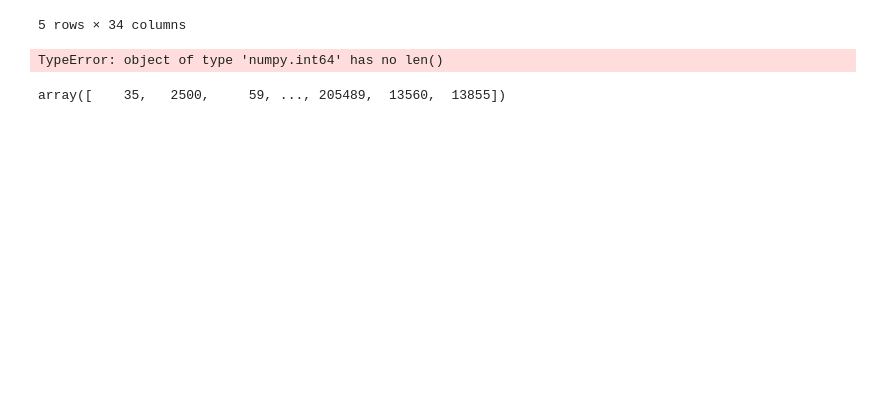
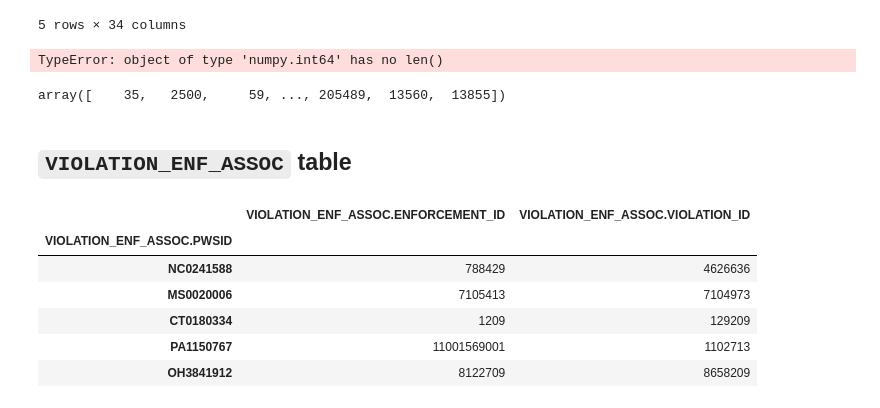
Before and after one commit to codeforboston/safe-water, a Jupyter notebook: csv_pre_processing_for_DB_integration.ipynb, the cells around one changed output. Cells and saved outputs as stored; diff of their text form; code cells hidden in the pictures; blank space fills up the shorter version.

```diff
--- a/csv_pre_processing_for_DB_integration.ipynb
+++ b/csv_pre_processing_for_DB_integration.ipynb
@@ -284,3 +284,5 @@ TypeError: object of type 'numpy.int64' has no len()
 violation['VIOLATION.POPULATION_SERVED_COUNT'].unique()
 # %% [output]
 array([    35,   2500,     59, ..., 205489,  13560,  13855])
+# %% [markdown]
+## `VIOLATION_ENF_ASSOC` table
@@ -286,0 +297,10 @@ array([    35,   2500,     59, ..., 205489,  13560,  13855])
+# %%
+violation_enf.head()
+# %% [output]
+|  | VIOLATION_ENF_ASSOC.ENFORCEMENT_ID | VIOLATION_ENF_ASSOC.VIOLATION_ID |
+| VIOLATION_ENF_ASSOC.PWSID |  |  |
+| NC0241588 | 788429 | 4626636 |
+| MS0020006 | 7105413 | 7104973 |
+| CT0180334 | 1209 | 129209 |
+| PA1150767 | 11001569001 | 1102713 |
+| OH3841912 | 8122709 | 8658209 |
```
Also changed, not shown: parts of 18 cells of this notebook, 1 other file.
